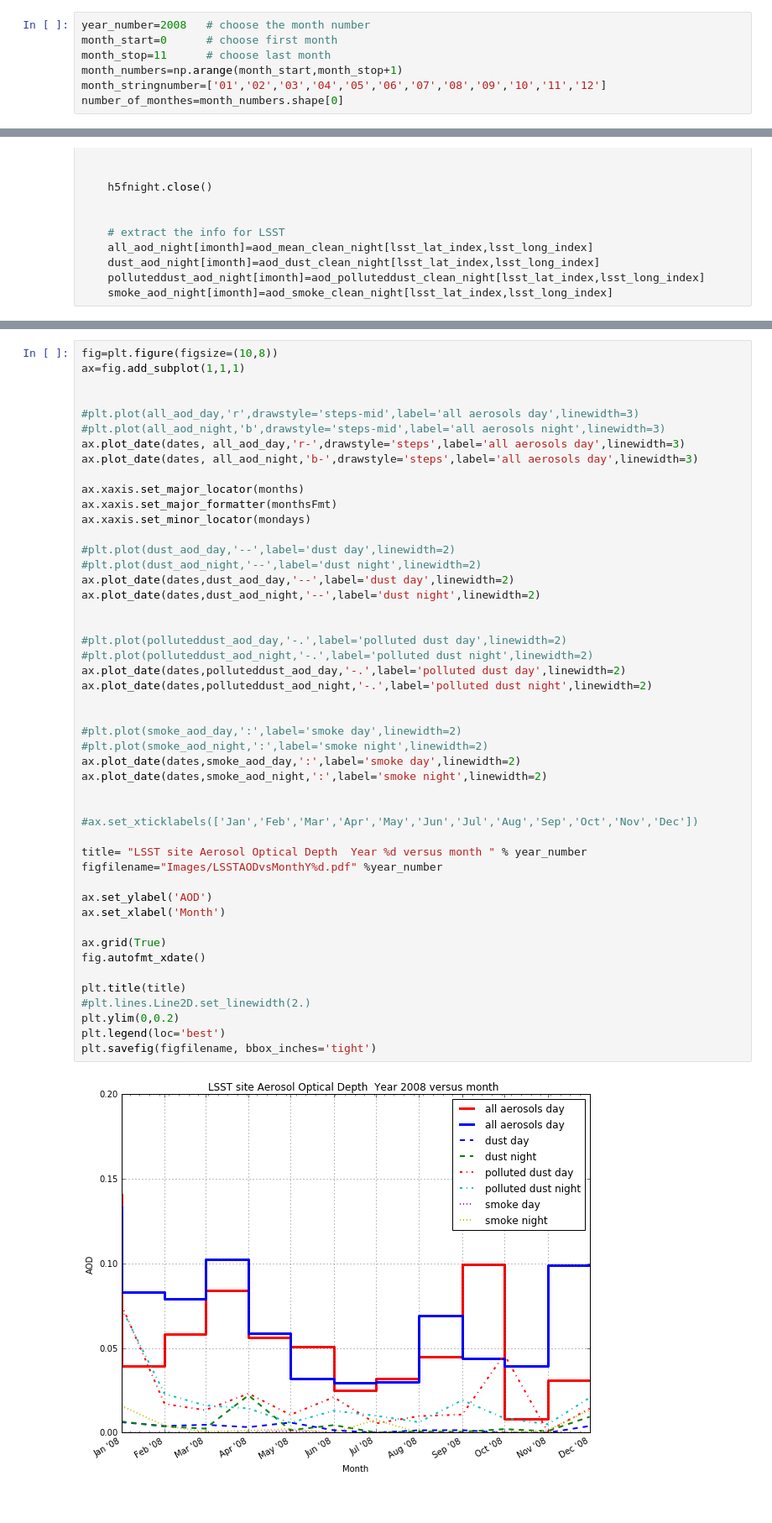
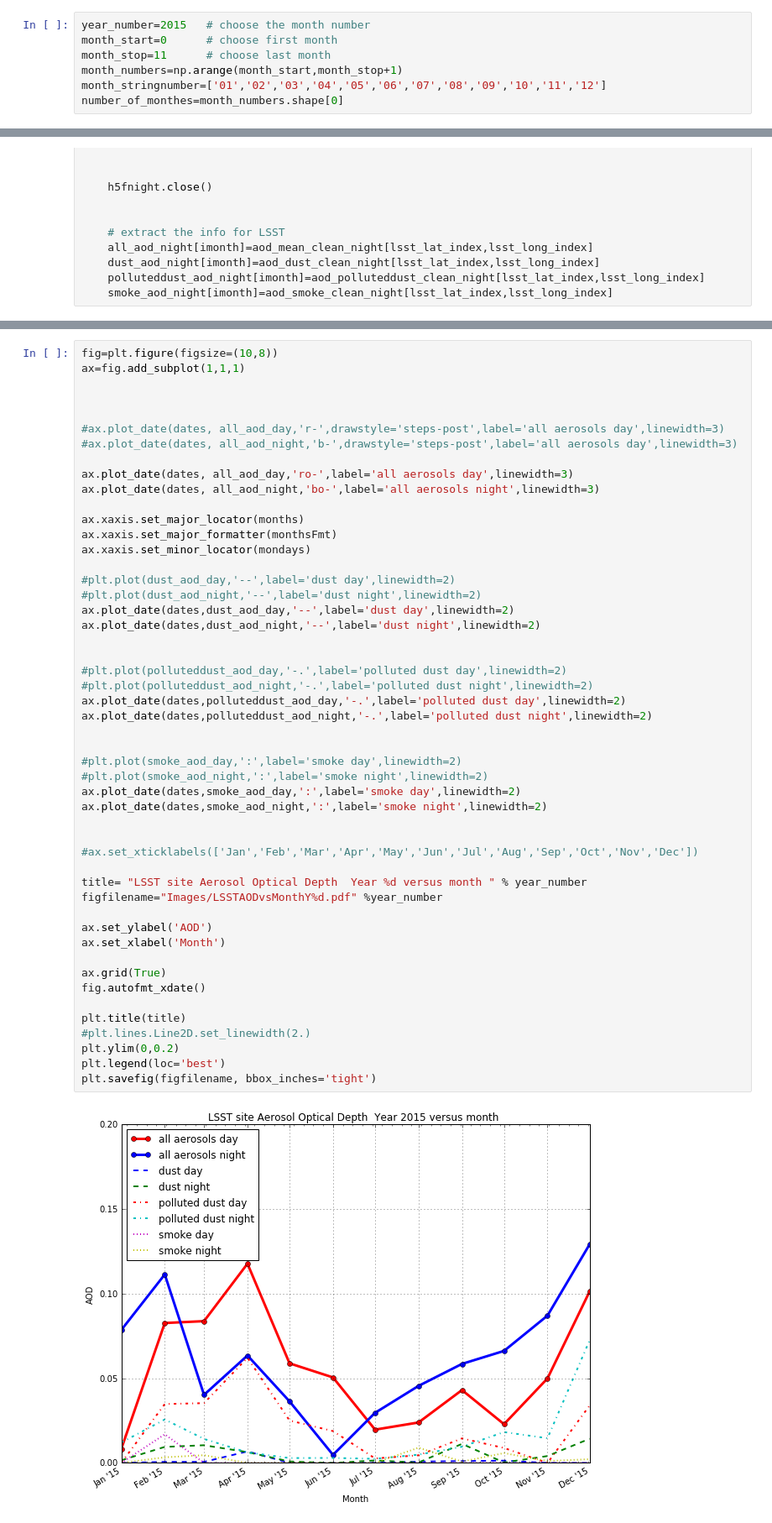
Before and after one commit to sylvielsstfr/caliopL3Ana, a Jupyter notebook: ScanAerosolsOneYear_v2.ipynb, the cells around one changed output, grey strips where cells are left out. Shown at 84% size. Drawn from its saved outputs; the diff is of its cells as text.

Commit message:
correct scan of aerosols for a better plot

```diff
--- a/ScanAerosolsOneYear_v2.ipynb
+++ b/ScanAerosolsOneYear_v2.ipynb
@@ -32,7 +32,7 @@ mondays = WeekdayLocator(MONDAY)
 months = MonthLocator(range(1, 13), bymonthday=1, interval=1)
 monthsFmt = DateFormatter("%b '%y")
 # %%
-year_number=2008   # choose the month number
+year_number=2015   # choose the month number
 month_start=0      # choose first month
 month_stop=11      # choose last month
 month_numbers=np.arange(month_start,month_stop+1)
@@ -270,10 +274,12 @@ fig=plt.figure(figsize=(10,8))
 ax=fig.add_subplot(1,1,1)
 
 
-#plt.plot(all_aod_day,'r',drawstyle='steps-mid',label='all aerosols day',linewidth=3)
-#plt.plot(all_aod_night,'b',drawstyle='steps-mid',label='all aerosols night',linewidth=3)
-ax.plot_date(dates, all_aod_day,'r-',drawstyle='steps',label='all aerosols day',linewidth=3)
-ax.plot_date(dates, all_aod_night,'b-',drawstyle='steps',label='all aerosols day',linewidth=3)
+
+#ax.plot_date(dates, all_aod_day,'r-',drawstyle='steps-post',label='all aerosols day',linewidth=3)
+#ax.plot_date(dates, all_aod_night,'b-',drawstyle='steps-post',label='all aerosols day',linewidth=3)
+
+ax.plot_date(dates, all_aod_day,'ro-',label='all aerosols day',linewidth=3)
+ax.plot_date(dates, all_aod_night,'bo-',label='all aerosols night',linewidth=3)
 
 ax.xaxis.set_major_locator(months)
 ax.xaxis.set_major_formatter(monthsFmt)
@@ -287,34 +293,34 @@ ax.plot_date(dates,dust_aod_night,'--',label='dust night',linewidth=2)
 
 #plt.plot(polluteddust_aod_day,'-.',label='polluted dust day',linewidth=2)
 #plt.plot(polluteddust_aod_night,'-.',label='polluted dust night',linewidth=2)
 ax.plot_date(dates,polluteddust_aod_day,'-.',label='polluted dust day',linewidth=2)
 ax.plot_date(dates,polluteddust_aod_night,'-.',label='polluted dust night',linewidth=2)
 
 
 #plt.plot(smoke_aod_day,':',label='smoke day',linewidth=2)
 #plt.plot(smoke_aod_night,':',label='smoke night',linewidth=2)
 ax.plot_date(dates,smoke_aod_day,':',label='smoke day',linewidth=2)
 ax.plot_date(dates,smoke_aod_night,':',label='smoke night',linewidth=2)
 
 
 #ax.set_xticklabels(['Jan','Feb','Mar','Apr','May','Jun','Jul','Aug','Sep','Oct','Nov','Dec'])
 
 title= "LSST site Aerosol Optical Depth  Year %d versus month " % year_number
 figfilename="Images/LSSTAODvsMonthY%d.pdf" %year_number
 
 ax.set_ylabel('AOD')
 ax.set_xlabel('Month')
 
 ax.grid(True)
 fig.autofmt_xdate()
 
 plt.title(title)
 #plt.lines.Line2D.set_linewidth(2.)
 plt.ylim(0,0.2)
 plt.legend(loc='best')
 plt.savefig(figfilename, bbox_inches='tight')
 # %% [output]
-[figure, old version]
+[figure, new version]
 # %%
 fig=plt.figure(figsize=(10,8))
 ax=fig.add_subplot(1,1,1)
```
Also changed, not shown: parts of 5 cells of this notebook.
